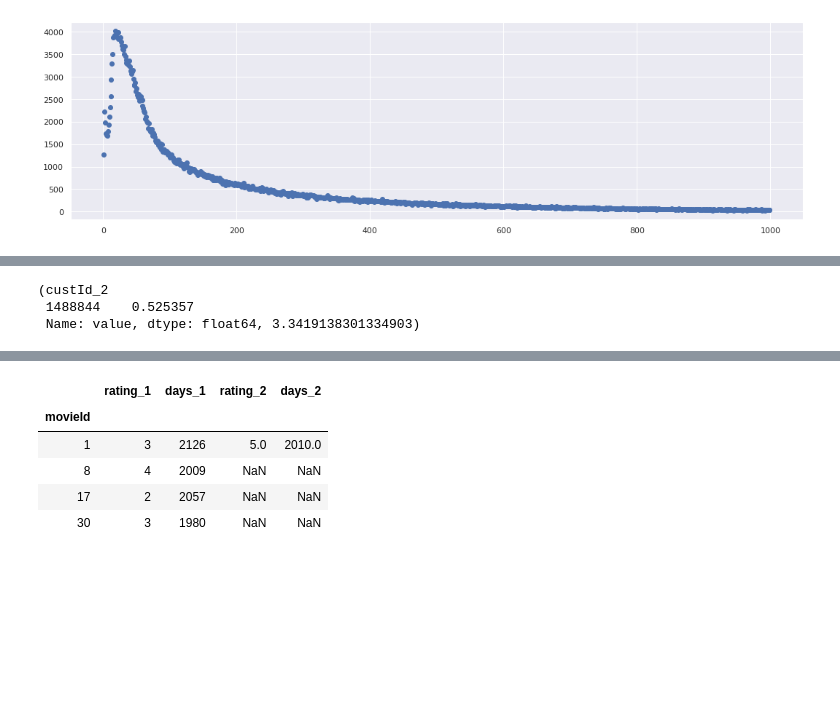
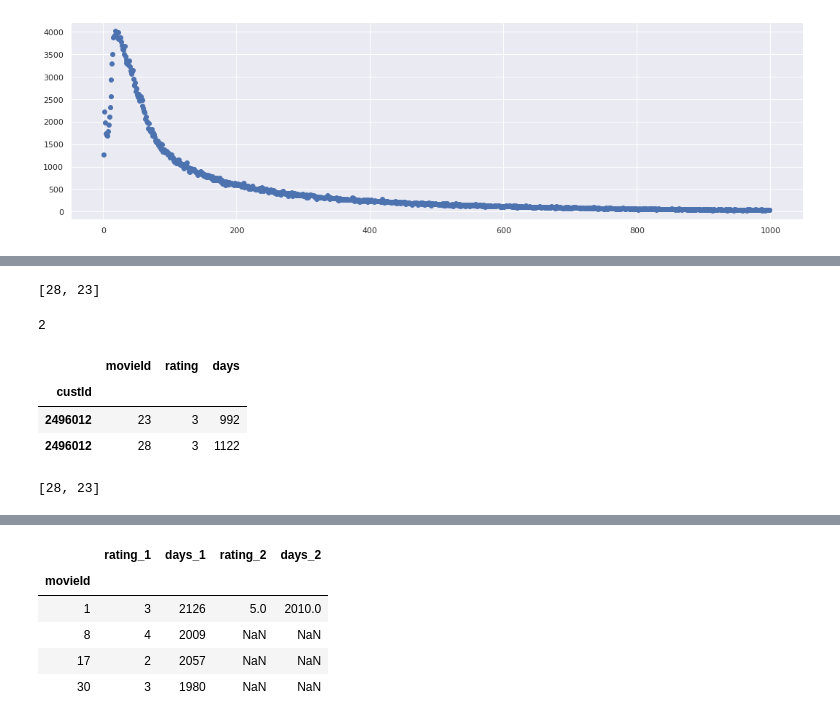
Before and after one commit to VincentHenric/IASD_privacy, a Jupyter notebook: privacy_project.ipynb, the cells around one changed output, grey strips where cells are left out. Drawn from its saved outputs; the diff is of its cells as text; code cells hidden in the pictures; blank space fills up the shorter version.

```diff
--- a/privacy_project.ipynb
+++ b/privacy_project.ipynb
@@ -142,7 +189,3 @@ Name: value, Length: 81490, dtype: float64
 # %%
-scoring.matching_set(scores, 0.5)
-# scoring.output(scores, 0.5)
+# scoring.matching_set(scores, 1.5)
+scoring.output(scores, 0)
-# %% [output]
-(custId_2
- 1488844    0.525357
- Name: value, dtype: float64, 3.3419138301334903)
@@ -148,0 +196,27 @@ scoring.matching_set(scores, 0.5)
+# %%
+movieId_list
+# %% [output]
+[28, 23]
+# %%
+len(movieId_list)
+# %% [output]
+2
+# %%
+record = df.loc[[2496012]]
+record
+# %% [output]
+|  | movieId | rating | days |
+| custId |  |  |  |
+| 2496012 | 23 | 3 | 992 |
+| 2496012 | 28 | 3 | 1122 |
+# %%
+movieId_list = []
+movieIds = np.unique(record['movieId'].values)
+nb_remaining_movie_id = 2
+remaining_movie_ids = list(np.random.choice(movieIds[~np.isin(movieIds, movieId_list)],
+                                               size=nb_remaining_movie_id,
+                                               replace=False))
+movieId_list += remaining_movie_ids
+movieId_list
+# %% [output]
+[28, 23]
```
Also changed, not shown: parts of 18 cells of this notebook, 7 other files.
